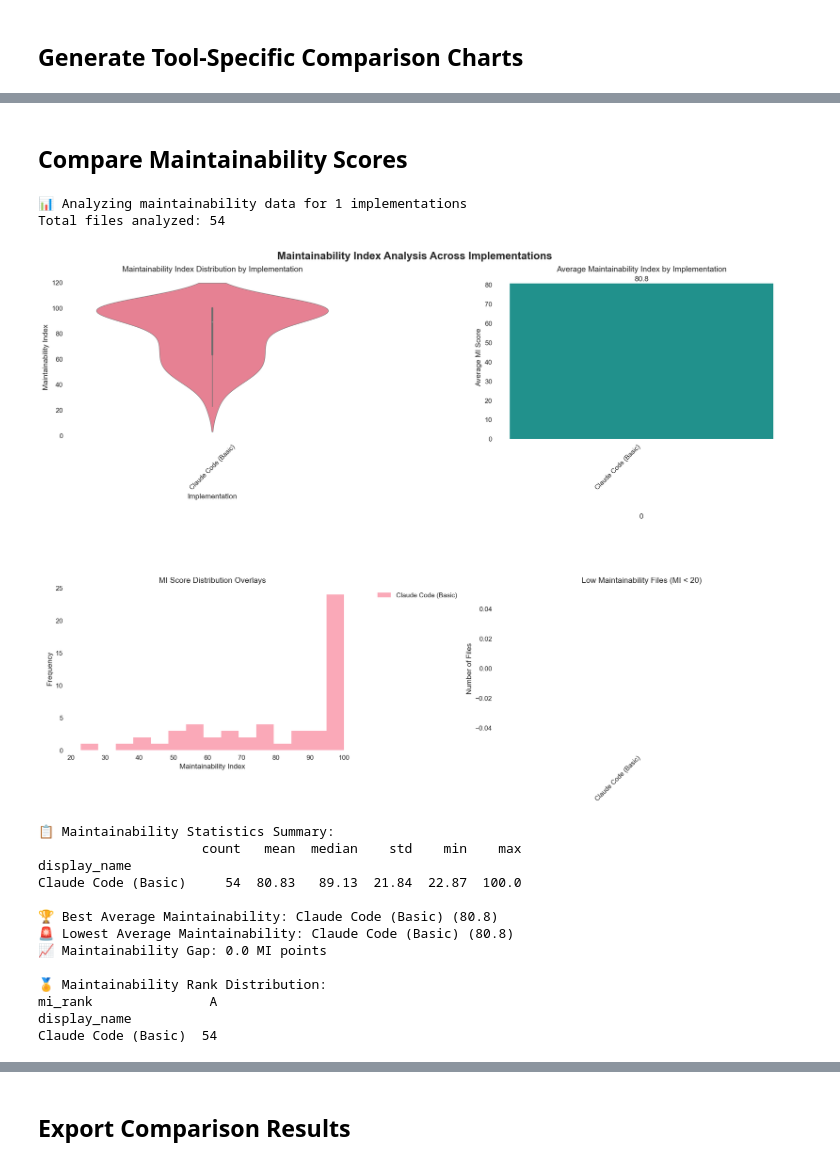
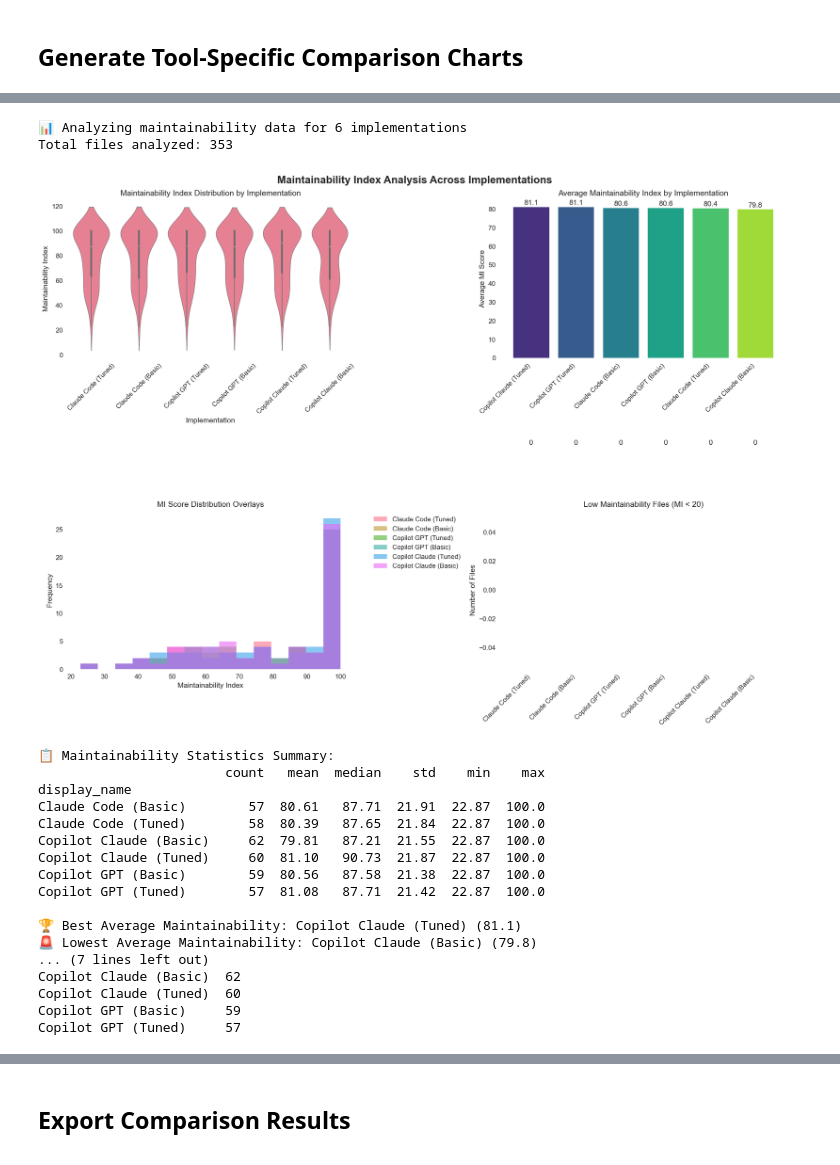
Before and after one commit to vodkar/fastapi-moscow-python-demo, a Jupyter notebook: code_quality_comparison.ipynb, the cells around one changed output, grey strips where cells are left out. Drawn from its saved outputs; the diff is of its cells as text; code cells hidden in the pictures.

```diff
--- a/code_quality_comparison.ipynb
+++ b/code_quality_comparison.ipynb
@@ -650,5 +665,3 @@ Claude Code (Basic)    161  2.34     2.0  1.51    1    8
-# %% [markdown]
-## Compare Maintainability Scores
 # %%
 def create_maintainability_analysis():
     """Create visualizations for maintainability index comparison."""
@@ -667,9 +680,12 @@ def create_maintainability_analysis():
     print(f"Total files analyzed: {len(maintainability_df)}")
 
     # Create comprehensive maintainability analysis
-    fig, axes = plt.subplots(2, 2, figsize=(16, 12), dpi=150)
+    fig, axes = plt.subplots(2, 2, figsize=(16, 14), dpi=150)
     fig.suptitle('Maintainability Index Analysis Across Implementations',
-                 fontsize=16, fontweight='bold', y=0.98)
+                 fontsize=16, fontweight='bold', y=0.95)
+
+    # Increase spacing between subplots
+    plt.subplots_adjust(hspace=0.4, wspace=0.3)
 
     # 1. Violin plot of MI scores by implementation
     sns.violinplot(data=maintainability_df, x='display_name', y='mi_score', ax=axes[0, 0])
@@ -724,46 +740,50 @@ def create_maintainability_analysis():
 
     plt.tight_layout()
     plt.show()
 
     # Print maintainability statistics
     print("\n📋 Maintainability Statistics Summary:")
     mi_stats = maintainability_df.groupby('display_name')['mi_score'].agg([
         'count', 'mean', 'median', 'std', 'min', 'max'
     ]).round(2)
     print(mi_stats)
 
     # Identify best and worst performers
     best_impl = avg_mi.index[0]
     worst_impl = avg_mi.index[-1]
 
     print(f"\n🏆 Best Average Maintainability: {best_impl} ({avg_mi.iloc[0]:.1f})")
     print(f"🚨 Lowest Average Maintainability: {worst_impl} ({avg_mi.iloc[-1]:.1f})")
 
     improvement = avg_mi.iloc[0] - avg_mi.iloc[-1]
     print(f"📈 Maintainability Gap: {improvement:.1f} MI points")
 
     # Maintainability rank analysis if available
     if 'mi_rank' in maintainability_df.columns:
         print("\n🏅 Maintainability Rank Distribution:")
         rank_dist = maintainability_df.groupby(['display_name', 'mi_rank']).size().unstack(fill_value=0)
         print(rank_dist)
 
 # Create maintainability analysis
 create_maintainability_analysis()
 # %% [output]
-📊 Analyzing maintainability data for 1 implementations
-Total files analyzed: 54
+📊 Analyzing maintainability data for 6 implementations
+Total files analyzed: 353
-[figure, old version]
+[figure, new version]
 📋 Maintainability Statistics Summary:
-                     count   mean  median    std    min    max
+                        count   mean  median    std    min    max
 display_name
-Claude Code (Basic)     54  80.83   89.13  21.84  22.87  100.0
+Claude Code (Basic)        57  80.61   87.71  21.91  22.87  100.0
+Claude Code (Tuned)        58  80.39   87.65  21.84  22.87  100.0
+Copilot Claude (Basic)     62  79.81   87.21  21.55  22.87  100.0
+Copilot Claude (Tuned)     60  81.10   90.73  21.87  22.87  100.0
+Copilot GPT (Basic)        59  80.56   87.58  21.38  22.87  100.0
+Copilot GPT (Tuned)        57  81.08   87.71  21.42  22.87  100.0
 
-🏆 Best Average Maintainability: Claude Code (Basic) (80.8)
-🚨 Lowest Average Maintainability: Claude Code (Basic) (80.8)
-📈 Maintainability Gap: 0.0 MI points
-
-🏅 Maintainability Rank Distribution:
-mi_rank               A
-display_name
-Claude Code (Basic)  54
+🏆 Best Average Maintainability: Copilot Claude (Tuned) (81.1)
+🚨 Lowest Average Maintainability: Copilot Claude (Basic) (79.8)
+... (7 lines left out)
+Copilot Claude (Basic)  62
+Copilot Claude (Tuned)  60
+Copilot GPT (Basic)     59
+Copilot GPT (Tuned)     57
```
Also changed, not shown: parts of 8 cells of this notebook, 29 other files.
